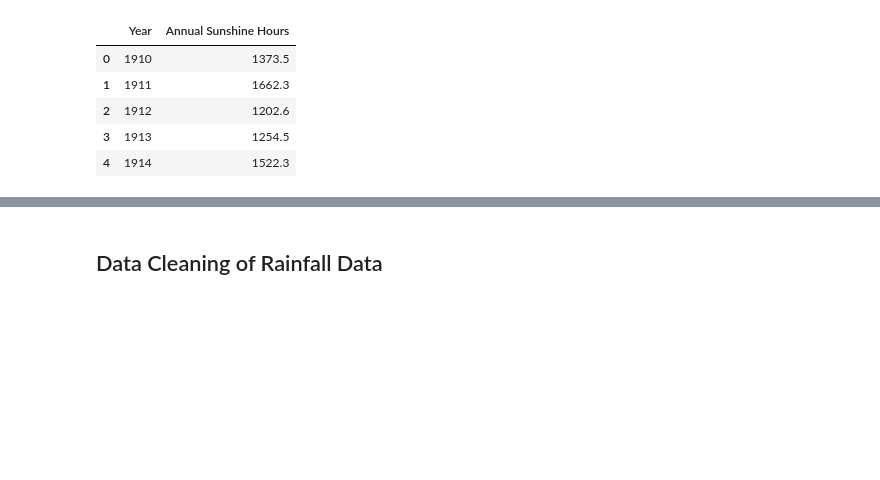
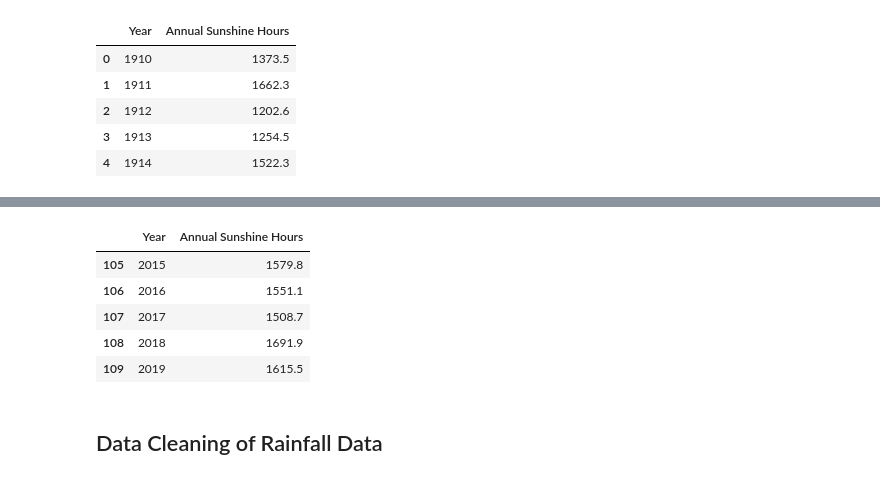
Before and after one commit to KiaraMartin/Final_Project_for_Peckham_DAZ_Introduction_to_Data_Science, a Jupyter notebook: Final_Project_V1.ipynb, the cells around one changed output, grey strips where cells are left out. Drawn from its saved outputs; the diff is of its cells as text; code cells hidden in the pictures; blank space fills up the shorter version.

```diff
--- a/Final_Project_V1.ipynb
+++ b/Final_Project_V1.ipynb
@@ -193,3 +205,15 @@ TypeError: 'Series' object is not callable
+# %%
+#need to convert the 'Year' column to display the year only
+
+sunshine_df['Year'] = sunshine_df['Year'].dt.year # Convert 'Year' column to display only the year
+sunshine_df.head() # Display the first few rows of the updated Sunshine DataFrame with the year only
+# %% [output]
+|  | Year | Annual Sunshine Hours |
+| 105 | 2015 | 1579.8 |
+| 106 | 2016 | 1551.1 |
+| 107 | 2017 | 1508.7 |
+| 108 | 2018 | 1691.9 |
+| 109 | 2019 | 1615.5 |
 # %% [markdown]
 
 ## Data Cleaning of Rainfall Data
```
Also changed, not shown: parts of 3 cells of this notebook.
